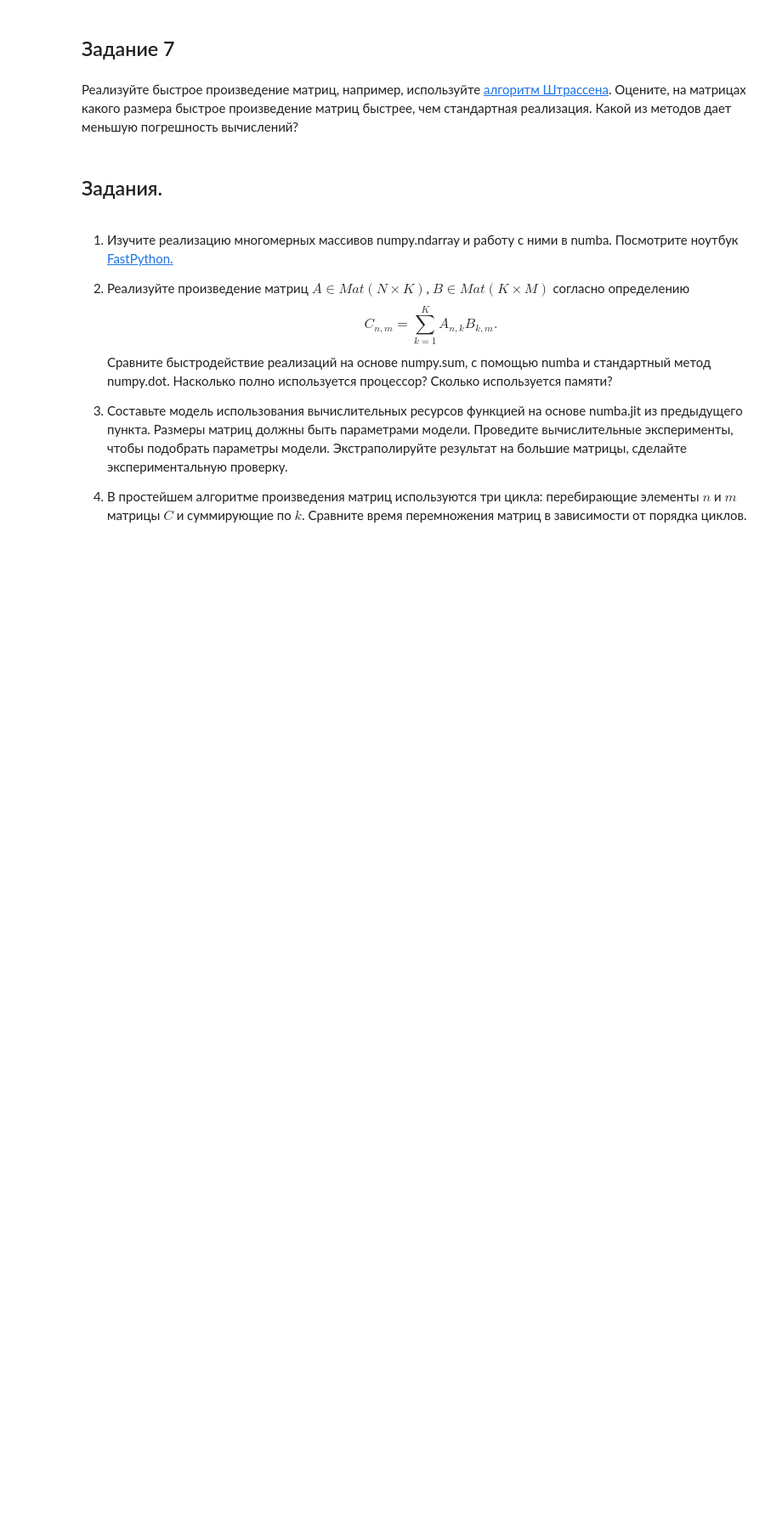
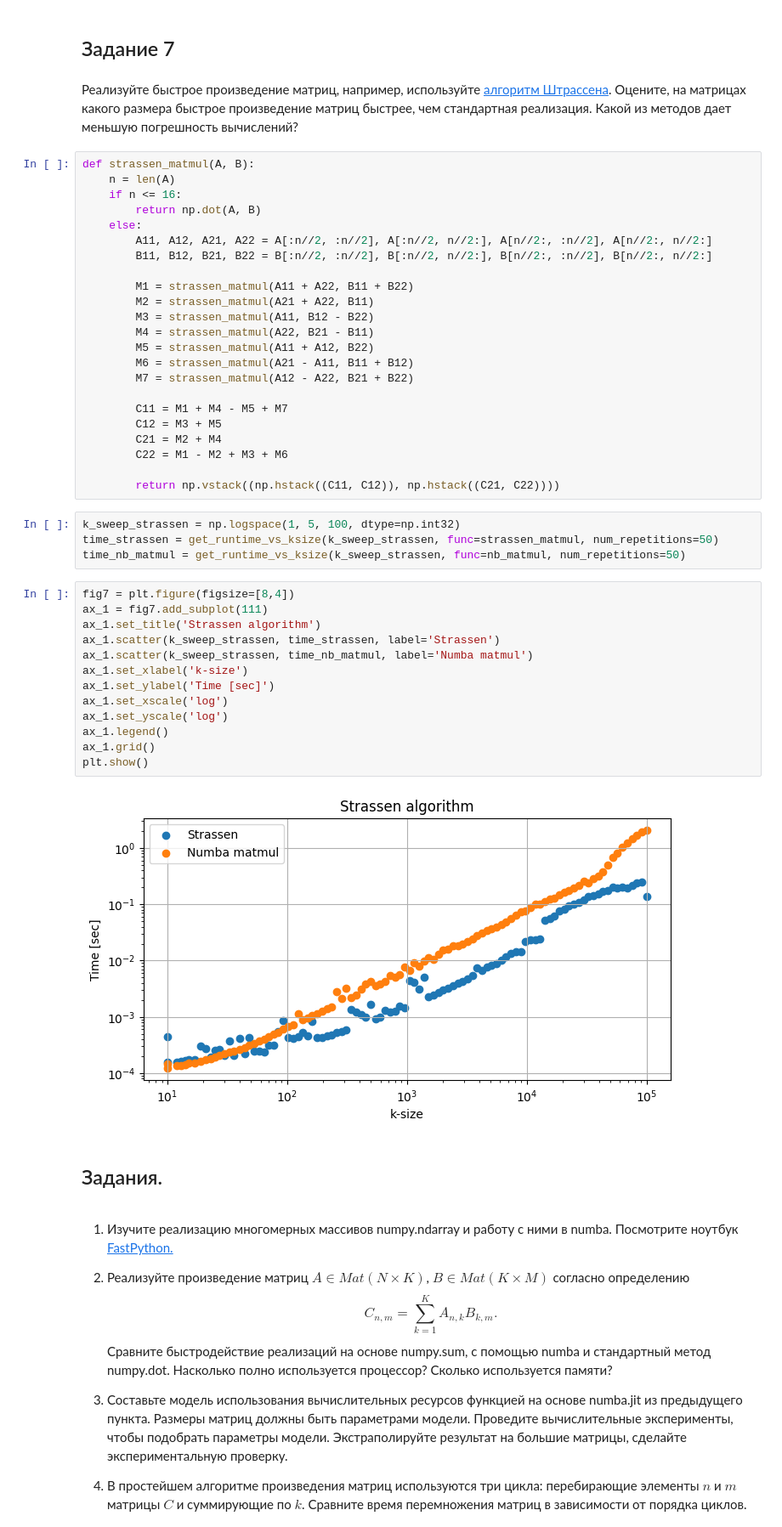
Before and after one commit to isvoropaev02/matrix_algorithms, a Jupyter notebook: lab1/main_lab1.ipynb, the cells around one changed output. Shown at 85% size. Cells and saved outputs as stored; diff of their text form; blank space fills up the shorter version.

Commit message:
strassen

```diff
--- a/lab1/main_lab1.ipynb
+++ b/lab1/main_lab1.ipynb
@@ -469,6 +469,48 @@ plt.show()
 Реализуйте быстрое произведение матриц, например, используйте [алгоритм Штрассена](https://en.wikipedia.org/wiki/Strassen_algorithm).
 Оцените, на матрицах какого размера быстрое произведение матриц быстрее, чем стандартная реализация.
 Какой из методов дает меньшую погрешность вычислений?
+# %%
+def strassen_matmul(A, B):
+    n = len(A)
+    if n <= 16:
+        return np.dot(A, B)
+    else:
+        A11, A12, A21, A22 = A[:n//2, :n//2], A[:n//2, n//2:], A[n//2:, :n//2], A[n//2:, n//2:]
+        B11, B12, B21, B22 = B[:n//2, :n//2], B[:n//2, n//2:], B[n//2:, :n//2], B[n//2:, n//2:]
+
+        M1 = strassen_matmul(A11 + A22, B11 + B22)
+        M2 = strassen_matmul(A21 + A22, B11)
+        M3 = strassen_matmul(A11, B12 - B22)
+        M4 = strassen_matmul(A22, B21 - B11)
+        M5 = strassen_matmul(A11 + A12, B22)
+        M6 = strassen_matmul(A21 - A11, B11 + B12)
+        M7 = strassen_matmul(A12 - A22, B21 + B22)
+
+        C11 = M1 + M4 - M5 + M7
+        C12 = M3 + M5
+        C21 = M2 + M4
+        C22 = M1 - M2 + M3 + M6
+
+        return np.vstack((np.hstack((C11, C12)), np.hstack((C21, C22))))
+# %%
+k_sweep_strassen = np.logspace(1, 5, 100, dtype=np.int32)
+time_strassen = get_runtime_vs_ksize(k_sweep_strassen, func=strassen_matmul, num_repetitions=50)
+time_nb_matmul = get_runtime_vs_ksize(k_sweep_strassen, func=nb_matmul, num_repetitions=50)
+# %%
+fig7 = plt.figure(figsize=[8,4])
+ax_1 = fig7.add_subplot(111)
+ax_1.set_title('Strassen algorithm')
+ax_1.scatter(k_sweep_strassen, time_strassen, label='Strassen')
+ax_1.scatter(k_sweep_strassen, time_nb_matmul, label='Numba matmul')
+ax_1.set_xlabel('k-size')
+ax_1.set_ylabel('Time [sec]')
+ax_1.set_xscale('log')
+ax_1.set_yscale('log')
+ax_1.legend()
+ax_1.grid()
+plt.show()
+# %% [output]
+[figure, added]
 # %% [markdown]
 ## Задания.
 # %% [markdown]
```
